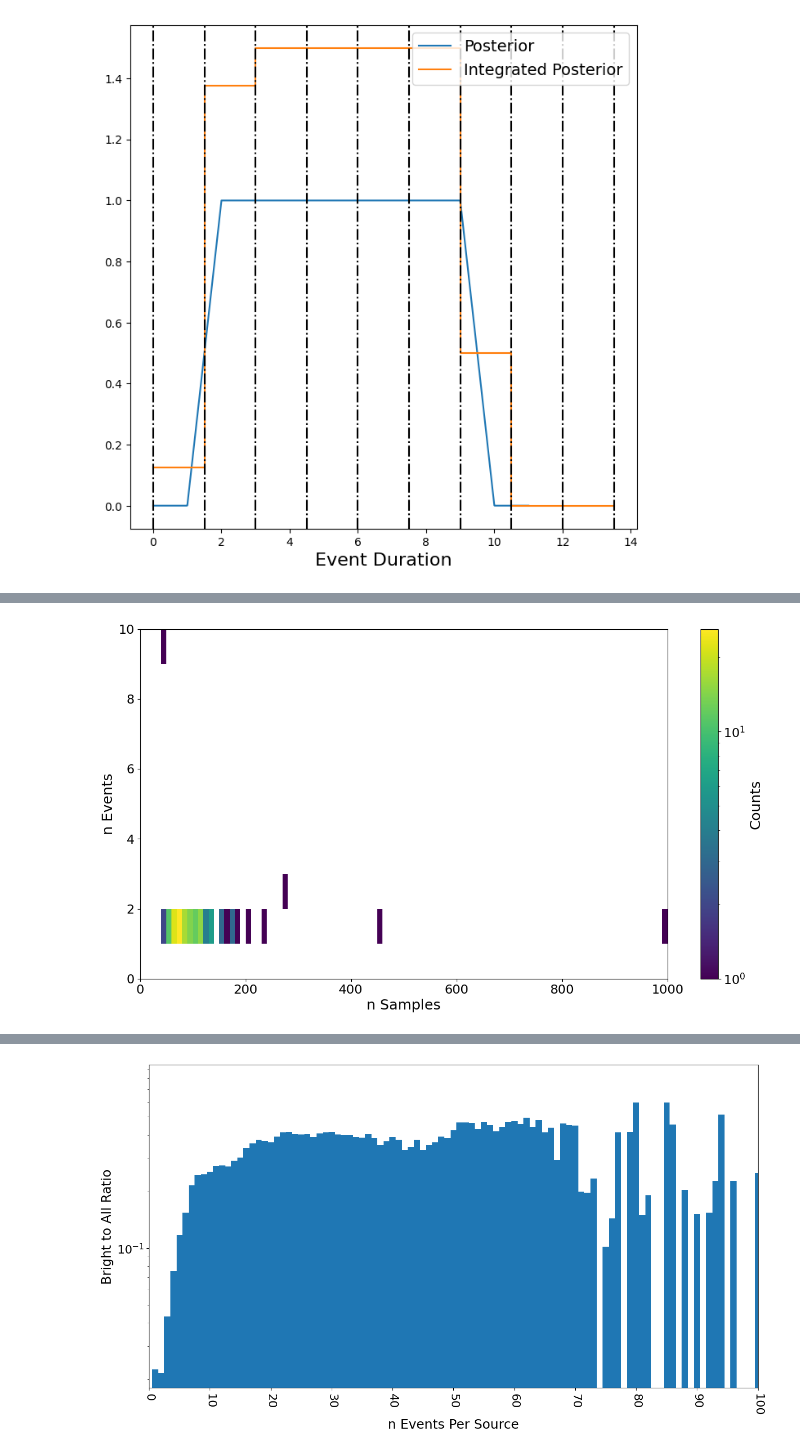
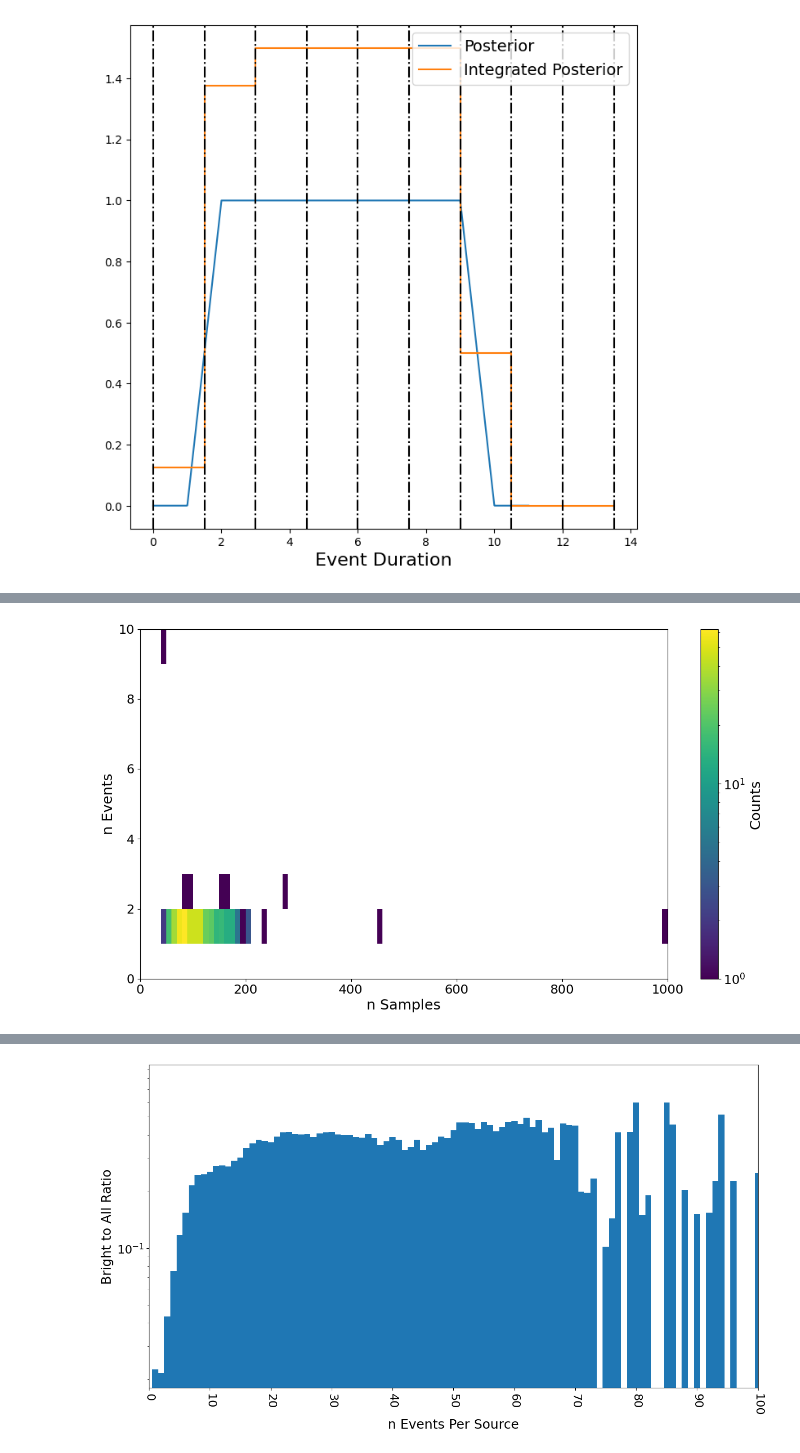
Before and after one commit to adriansh95/StringMicrolensing, a Jupyter notebook: analyze_nsc_lensing_candidates.ipynb, the cells around one changed output, grey strips where cells are left out. Saved outputs shown, nothing was run; the diff lists cells and outputs as text; code cells hidden in the pictures.

```diff
--- a/analyze_nsc_lensing_candidates.ipynb
+++ b/analyze_nsc_lensing_candidates.ipynb
@@ -111,5 +114,3 @@ lc_df_all.to_parquet(f"{results_dir}lightcurves.parquet")
 internal_times_all.to_parquet(f"{results_dir}internal_times.parquet")
 aggregates_all.to_parquet(f"{results_dir}aggregates.parquet")
 lc_classes_all.to_parquet(f"{results_dir}lc_classes.parquet")
-# %%
-lc_df_all.sort_values(by=["objectid", "mjd"], inplace=True)
@@ -118,2 +116,0 @@ g = lc_df_all.groupby(by="objectid", sort=False)
-# %%
-group = list(g.groups.keys())[2]
@@ -140,12 +120,10 @@ g = lc_df_all.groupby(by="objectid", sort=False)
 achrom = dict(achromatic=True, factor_of_two=False)
 achrom2 = dict(achromatic=True, factor_of_two=True)
 
-lc_df_achrom = g.filter(lambda group:
-                        utils.filtering.lens_filter(group, **achrom))
-lc_df_achrom2 = g.filter(lambda group:
-                         utils.filtering.lens_filter(group, **achrom2))
+lc_df_achrom = g.filter(lambda group: lens_filter(group, **achrom))
+lc_df_achrom2 = g.filter(lambda group: lens_filter(group, **achrom2))
 
-results_df_all = datalab_utils.make_lensing_dataframe(lc_df_all)
+results_df_all = make_lensing_dataframe(lc_df_all)
 filter_diffs_all = results_df_all["filters"].apply(biggest_diff)
 n_samples_all = lc_df_all.groupby("objectid", group_keys=False).apply(count_samples)
 n_samples_all.index.name = "objectid"
@@ -153,7 +131,7 @@ results_df_all = results_df_all.assign(achromatic=results_df_all["filters"].appl
                                        multiplicity_2=results_df_all["filters"].apply(is_multichromatic),
                                        n_bright=results_df_all["filters"].apply(lambda x: len(x)))
 
-results_df_achrom = datalab_utils.make_lensing_dataframe(lc_df_achrom)
+results_df_achrom = make_lensing_dataframe(lc_df_achrom)
 filter_diffs_achrom = results_df_achrom["filters"].apply(biggest_diff)
 n_samples_achrom = lc_df_achrom.groupby("objectid", group_keys=False).apply(count_samples)
 n_samples_achrom.index.name = "objectid"
@@ -161,7 +139,7 @@ results_df_achrom = results_df_achrom.assign(achromatic=results_df_achrom["filte
                                              multiplicity_2=results_df_achrom["filters"].apply(is_multichromatic),
                                              n_bright=results_df_achrom["filters"].apply(lambda x: len(x)))
 
-results_df_achrom2 = datalab_utils.make_lensing_dataframe(lc_df_achrom2)
+results_df_achrom2 = make_lensing_dataframe(lc_df_achrom2)
 filter_diffs_achrom2 = results_df_achrom2["filters"].apply(biggest_diff)
 n_samples_achrom2 = lc_df_achrom2.groupby("objectid", group_keys=False).apply(count_samples)
 n_samples_achrom2.index.name = "objectid"
@@ -502,25 +335,25 @@ plt.show(fig)
 # %%
-n_samples_lc_achromatic_factor = lc_df_achromatic_factor.groupby(by="objectid", sort=False).mag_auto.agg("count")
+n_samples_lc_achrom2 = lc_df_achrom2.groupby(by="objectid", sort=False).mag_auto.agg("count")
 # %%
 fig, ax = plt.subplots(figsize=(15, 8))
 # ax.scatter(n_samples_lc, n_events, alpha=0.25, s=4)
-hist = ax.hist2d(n_samples_lc_achromatic_factor, n_events_achromatic_factor,
-                 bins=[np.arange(0, n_samples_lc_achromatic_factor.max()+10, 10),
-                       np.arange(0, n_events_achromatic_factor.max()+1)],
+hist = ax.hist2d(n_samples_lc_achrom2, n_events_achrom2,
+                 bins=[np.arange(0, n_samples_lc_achrom2.max()+10, 10),
+                       np.arange(0, n_events_achrom2.max()+1)],
                  norm=LogNorm())
 
 colorbar = plt.colorbar(hist[3], ax=ax)
 colorbar.set_label('Counts', fontsize=18)
 colorbar.ax.tick_params(labelsize=16)
 
 # ax.legend(loc="upper right", fontsize=16)
 ax.set_xlabel("n Samples", fontsize=18)
 ax.set_ylabel("n Events", fontsize=18)
 ax.tick_params(labelsize=16)
 # ax.set_xlim((0, 250))
 # ax.set_ylim((0, 100))
 # ax.set_xlim((0, 100))
 # fig.savefig(f"{fig_dir}n_events_n_samples.png")
 plt.show(fig)
 # %% [output]
-[figure, old version]
+[figure, new version]
```
Also changed, not shown: parts of 40 cells of this notebook.
